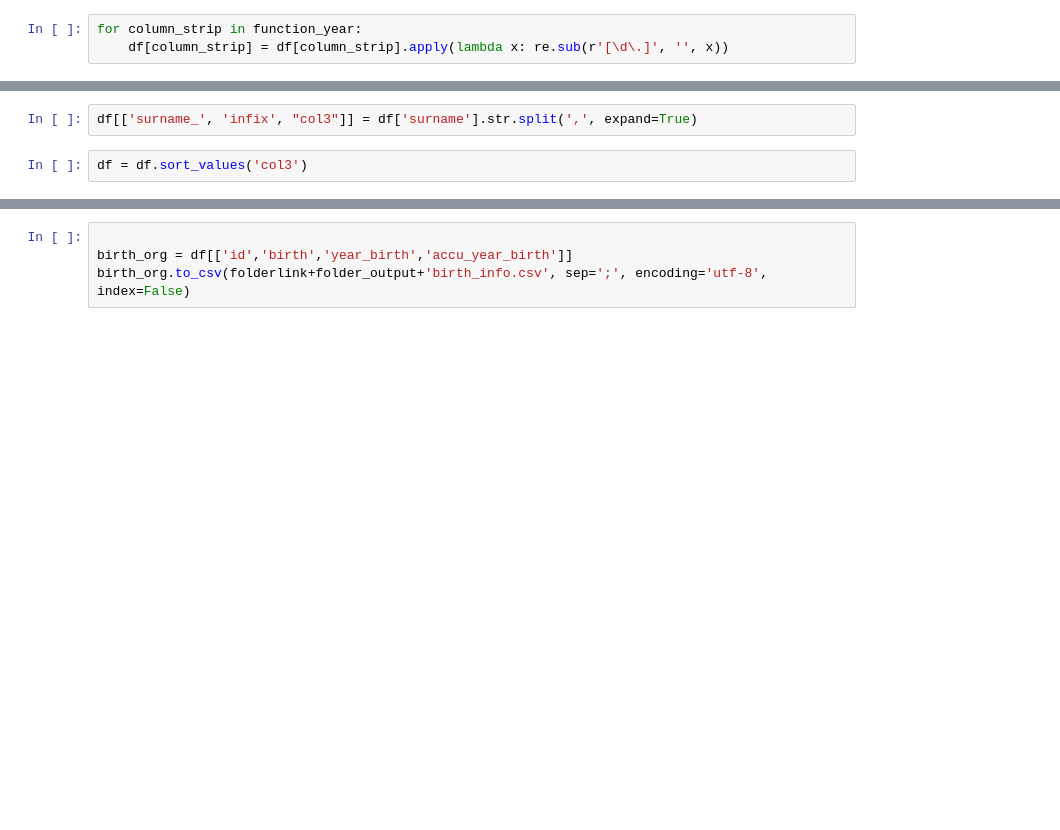
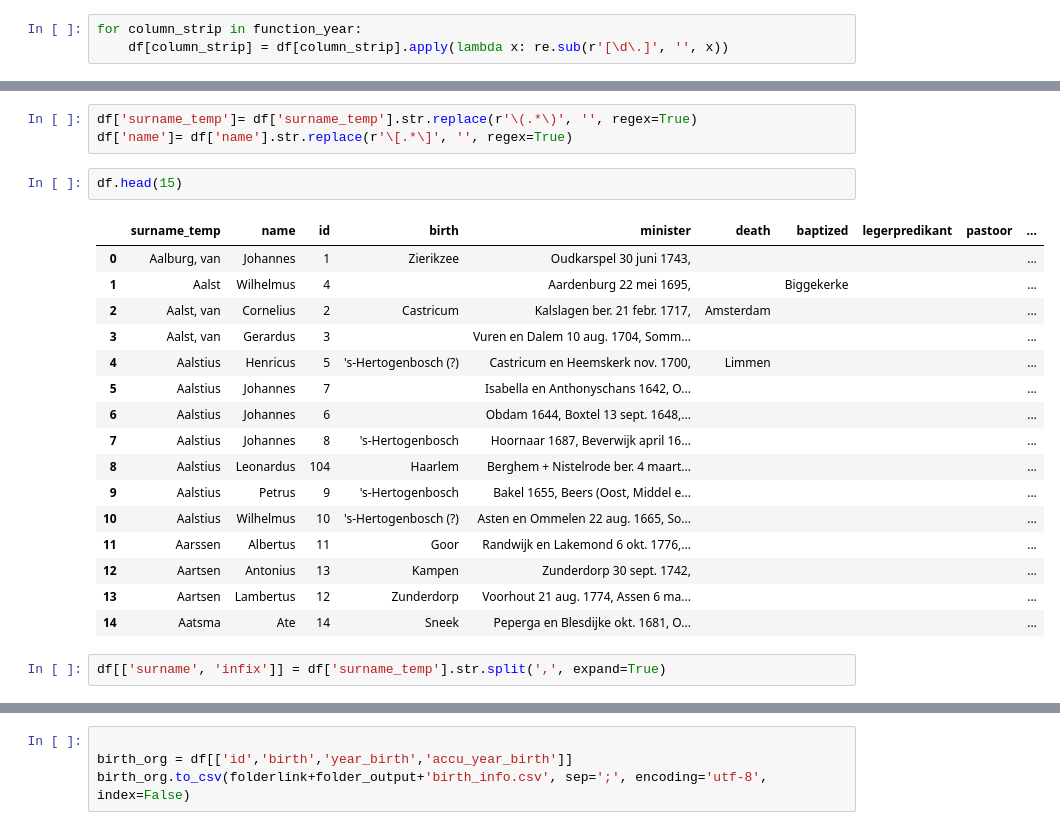
Before and after one commit to DigiDuRe/DigiDuRe, a Jupyter notebook: conversion_text_to_tables.ipynb, the cells around one changed output, grey strips where cells are left out. Cells and saved outputs as stored; diff of their text form; blank space fills up the shorter version.

```diff
--- a/conversion_text_to_tables.ipynb
+++ b/conversion_text_to_tables.ipynb
@@ -296,4 +300,24 @@ df.head()
+# %%
+df['surname_temp']= df['surname_temp'].str.replace(r'\(.*\)', '', regex=True)
+df['name']= df['name'].str.replace(r'\[.*\]', '', regex=True)
+# %%
+df.head(15)
+# %% [output]
+|  | surname_temp | name | id | birth | minister | death | baptized | legerpredikant | pastoor | ... |
+| 0 | Aalburg, van | Johannes | 1 | Zierikzee | Oudkarspel 30 juni 1743, |  |  |  |  | ... |
+| 1 | Aalst | Wilhelmus | 4 |  | Aardenburg 22 mei 1695, |  | Biggekerke |  |  | ... |
+| 2 | Aalst, van | Cornelius | 2 | Castricum | Kalslagen ber. 21 febr. 1717, | Amsterdam |  |  |  | ... |
+| 3 | Aalst, van | Gerardus | 3 |  | Vuren en Dalem 10 aug. 1704, Somm... |  |  |  |  | ... |
+| 4 | Aalstius | Henricus | 5 | 's-Hertogenbosch (?) | Castricum en Heemskerk nov. 1700, | Limmen |  |  |  | ... |
+| 5 | Aalstius | Johannes | 7 |  | Isabella en Anthonyschans 1642, O... |  |  |  |  | ... |
+| 6 | Aalstius | Johannes | 6 |  | Obdam 1644, Boxtel 13 sept. 1648,... |  |  |  |  | ... |
+| 7 | Aalstius | Johannes | 8 | 's-Hertogenbosch | Hoornaar 1687, Beverwijk april 16... |  |  |  |  | ... |
+| 8 | Aalstius | Leonardus | 104 | Haarlem | Berghem + Nistelrode ber. 4 maart... |  |  |  |  | ... |
+| 9 | Aalstius | Petrus | 9 | 's-Hertogenbosch | Bakel 1655, Beers (Oost, Middel e... |  |  |  |  | ... |
+| 10 | Aalstius | Wilhelmus | 10 | 's-Hertogenbosch (?) | Asten en Ommelen 22 aug. 1665, So... |  |  |  |  | ... |
+| 11 | Aarssen | Albertus | 11 | Goor | Randwijk en Lakemond 6 okt. 1776,... |  |  |  |  | ... |
+| 12 | Aartsen | Antonius | 13 | Kampen | Zunderdorp 30 sept. 1742, |  |  |  |  | ... |
+| 13 | Aartsen | Lambertus | 12 | Zunderdorp | Voorhout 21 aug. 1774, Assen 6 ma... |  |  |  |  | ... |
+| 14 | Aatsma | Ate | 14 | Sneek | Peperga en Blesdijke okt. 1681, O... |  |  |  |  | ... |
 # %%
-df[['surname_', 'infix', "col3"]] = df['surname'].str.split(',', expand=True)
+df[['surname', 'infix']] = df['surname_temp'].str.split(',', expand=True)
-# %%
-df = df.sort_values('col3')
```
Also changed, not shown: parts of 18 cells of this notebook.
